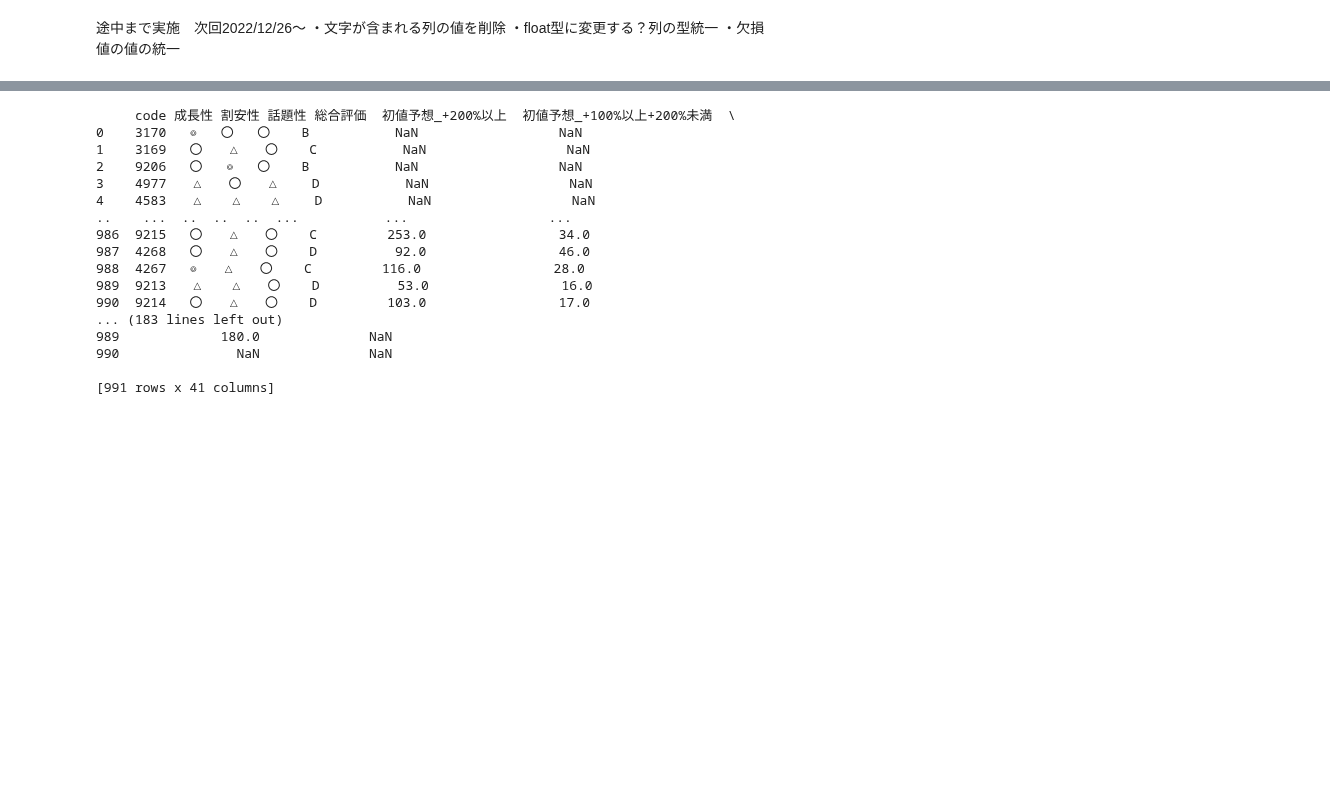
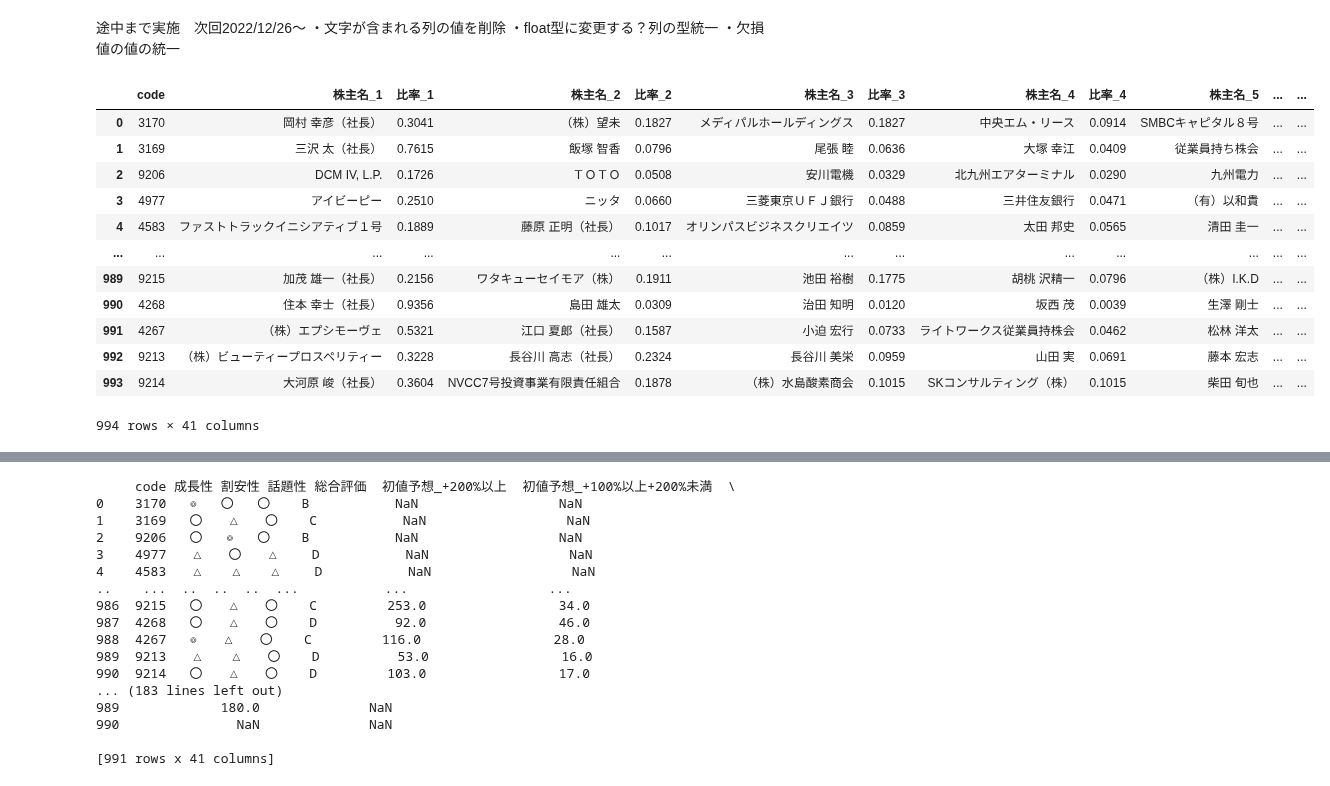
Before and after one commit to ryota1215/stock_tools, a Jupyter notebook: notebook/scraping_ipo.ipynb, the cells around one changed output, grey strips where cells are left out. Cells and saved outputs as stored; diff of their text form; code cells hidden in the pictures; blank space fills up the shorter version.

```diff
--- a/notebook/scraping_ipo.ipynb
+++ b/notebook/scraping_ipo.ipynb
@@ -479,7 +685,7 @@ df_scraping_eva_tab = pd.concat([df_scraping_evaluation,df_scraping_table_all],a
 # %%
 # merge df_scraping_all作成 これがスクレイピング全データでこれを元にoutputのdf作る。
 df_scraping_all = pd.merge(df_scraping_eva_tab, df_scraping_companies, on="code", how="inner", suffixes=("","_comp"))
-df_scraping_all = df_scraping_all.drop_duplicates()
+# df_scraping_all = df_scraping_all.drop_duplicates()
 # %%
 # 上場中止銘柄とサイト側のミスデータの行削除 文字列に中止等があれば削除
 df_scraping_all = df_scraping_all[~df_scraping_all['企業名'].str.contains('中止')]
@@ -714,0 +995,16 @@ df_shareholders = df_shareholders.drop(labels=columns_with_ロックアップ2,
+# %%
+df_shareholders
+# %% [output]
+|  | code | 株主名_1 | 比率_1 | 株主名_2 | 比率_2 | 株主名_3 | 比率_3 | 株主名_4 | 比率_4 | 株主名_5 | ... | ... |
+| 0 | 3170 | 岡村 幸彦（社長） | 0.3041 | （株）望未 | 0.1827 | メディパルホールディングス | 0.1827 | 中央エム・リース | 0.0914 | SMBCキャピタル８号 | ... | ... |
+| 1 | 3169 | 三沢 太（社長） | 0.7615 | 飯塚 智香 | 0.0796 | 尾張 睦 | 0.0636 | 大塚 幸江 | 0.0409 | 従業員持ち株会 | ... | ... |
+| 2 | 9206 | DCM IV, L.P. | 0.1726 | ＴＯＴＯ | 0.0508 | 安川電機 | 0.0329 | 北九州エアターミナル | 0.0290 | 九州電力 | ... | ... |
+| 3 | 4977 | アイビーピー | 0.2510 | ニッタ | 0.0660 | 三菱東京ＵＦＪ銀行 | 0.0488 | 三井住友銀行 | 0.0471 | （有）以和貴 | ... | ... |
+| 4 | 4583 | ファストトラックイニシアティブ１号 | 0.1889 | 藤原 正明（社長） | 0.1017 | オリンパスビジネスクリエイツ | 0.0859 | 太田 邦史 | 0.0565 | 清田 圭一 | ... | ... |
+| ... | ... | ... | ... | ... | ... | ... | ... | ... | ... | ... | ... | ... |
+| 989 | 9215 | 加茂 雄一（社長） | 0.2156 | ワタキューセイモア（株） | 0.1911 | 池田 裕樹 | 0.1775 | 胡桃 沢精一 | 0.0796 | （株）I.K.D | ... | ... |
+| 990 | 4268 | 住本 幸士（社長） | 0.9356 | 島田 雄太 | 0.0309 | 治田 知明 | 0.0120 | 坂西 茂 | 0.0039 | 生澤 剛士 | ... | ... |
+| 991 | 4267 | （株）エプシモーヴェ | 0.5321 | 江口 夏郎（社長） | 0.1587 | 小迫 宏行 | 0.0733 | ライトワークス従業員持株会 | 0.0462 | 松林 洋太 | ... | ... |
+| 992 | 9213 | （株）ビューティープロスペリティー | 0.3228 | 長谷川 高志（社長） | 0.2324 | 長谷川 美栄 | 0.0959 | 山田 実 | 0.0691 | 藤本 宏志 | ... | ... |
+| 993 | 9214 | 大河原 峻（社長） | 0.3604 | NVCC7号投資事業有限責任組合 | 0.1878 | （株）水島酸素商会 | 0.1015 | SKコンサルティング（株） | 0.1015 | 柴田 旬也 | ... | ... |
+994 rows × 41 columns
```
Also changed, not shown: parts of 10 cells of this notebook.
